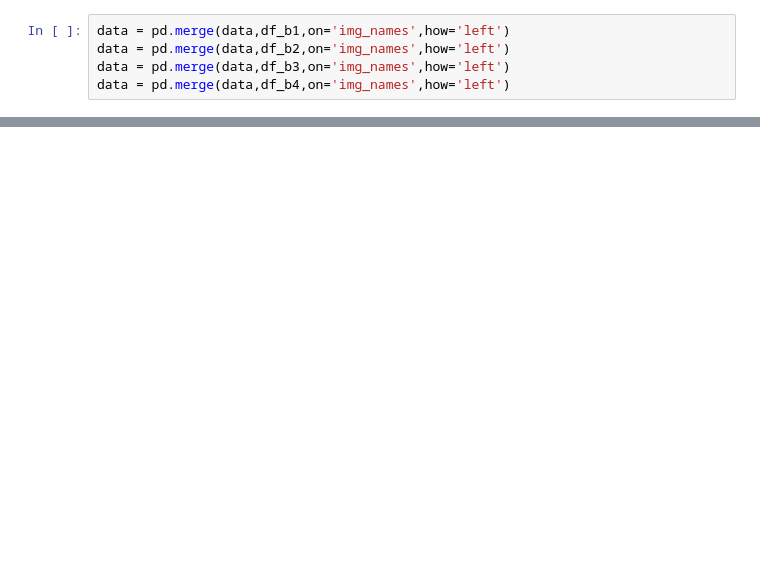
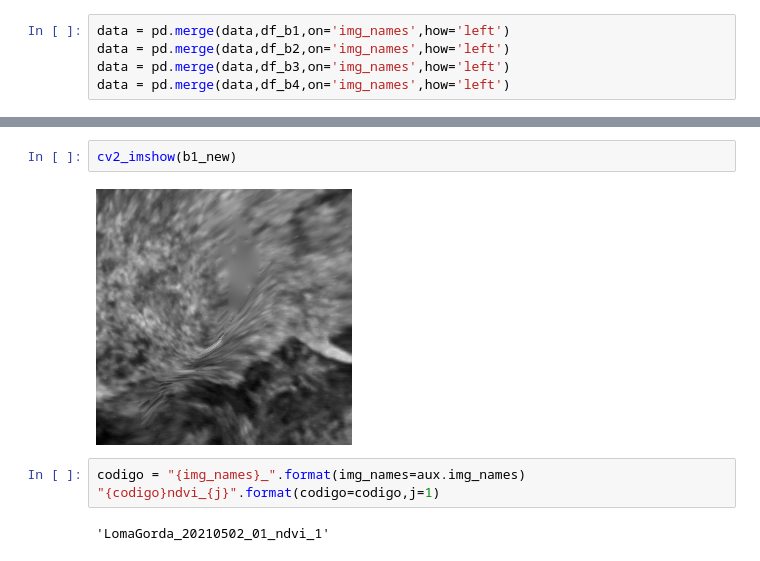
Before and after one commit to AndresInsuasty/tesis-cafes-especiales, a Jupyter notebook: utils/RecorteOrtomosaicos.ipynb, the cells around one changed output, grey strips where cells are left out. Drawn from its saved outputs; the diff is of its cells as text; blank space fills up the shorter version.

```diff
--- a/utils/RecorteOrtomosaicos.ipynb
+++ b/utils/RecorteOrtomosaicos.ipynb
@@ -125,0 +209,9 @@ data
+# %%
+cv2_imshow(b1_new)
+# %% [output]
+[figure, added]
+# %%
+codigo = "{img_names}_".format(img_names=aux.img_names)
+"{codigo}ndvi_{j}".format(codigo=codigo,j=1)
+# %% [output]
+'LomaGorda_20210502_01_ndvi_1'
```
Also changed, not shown: parts of 10 cells of this notebook.
